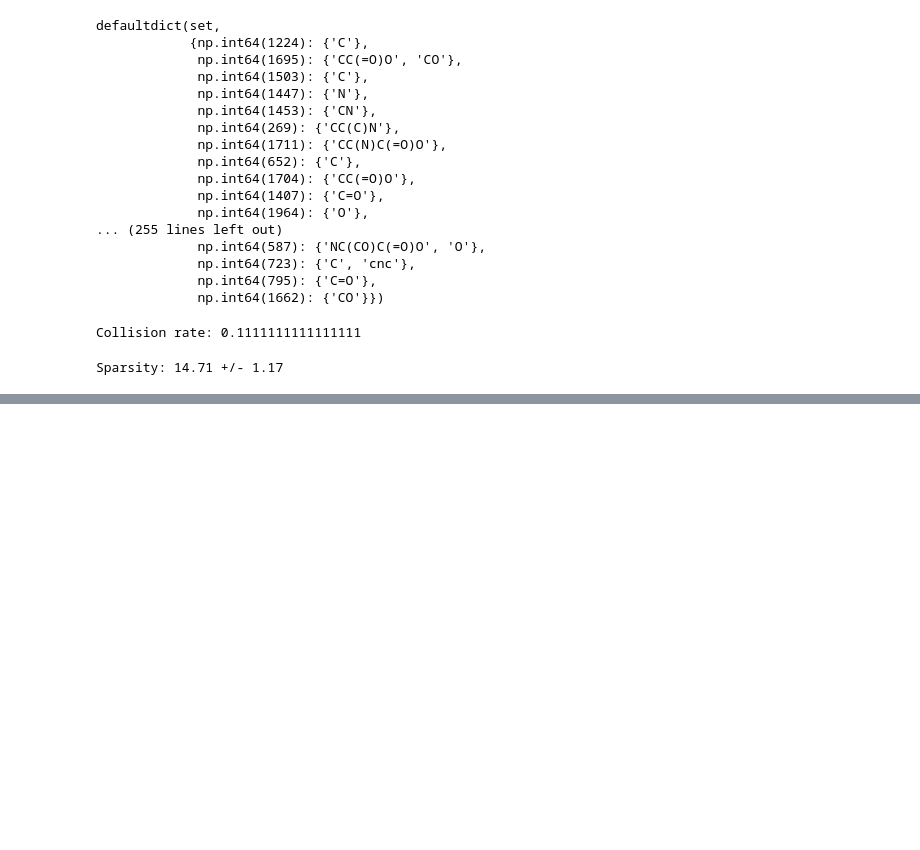
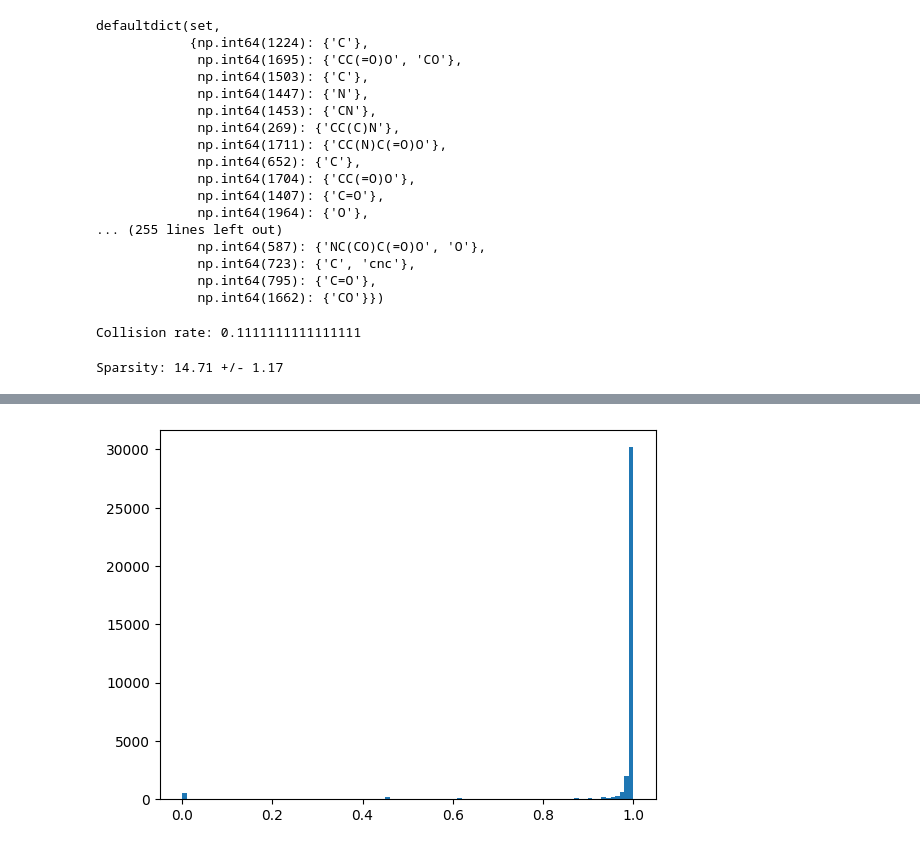
Before and after one commit to stefanpate/coarse-grain-rxns, a Jupyter notebook: notebooks/ecfp_w_loc.ipynb, the cells around one changed output, grey strips where cells are left out. Saved outputs shown, nothing was run; the diff lists cells and outputs as text; code cells hidden in the pictures; blank space fills up the shorter version.

```diff
--- a/notebooks/ecfp_w_loc.ipynb
+++ b/notebooks/ecfp_w_loc.ipynb
@@ -347,0 +374,4 @@ Entropy = 0.6757392797294369 nats
+# %%
+srt_embeds = embeds[:, entropy_idx]
+embeds_w_info = srt_embeds[:, np.where(srt_entropy > 0)[0]]
+embeds_w_info.shape
@@ -347,0 +390,9 @@ Entropy = 0.6757392797294369 nats
+# %%
+mim = mutual_info_matrix(pd.DataFrame(embeds_w_info), nbins=2, normalized=True)
+mim = mim.to_numpy()
+# %%
+mim_hist = mim[np.triu_indices_from(mim)]
+plt.hist(1- mim_hist, bins=100)
+plt.show()
+# %% [output]
+[figure, added]
```
Also changed, not shown: parts of 18 cells of this notebook, 3 other files.
